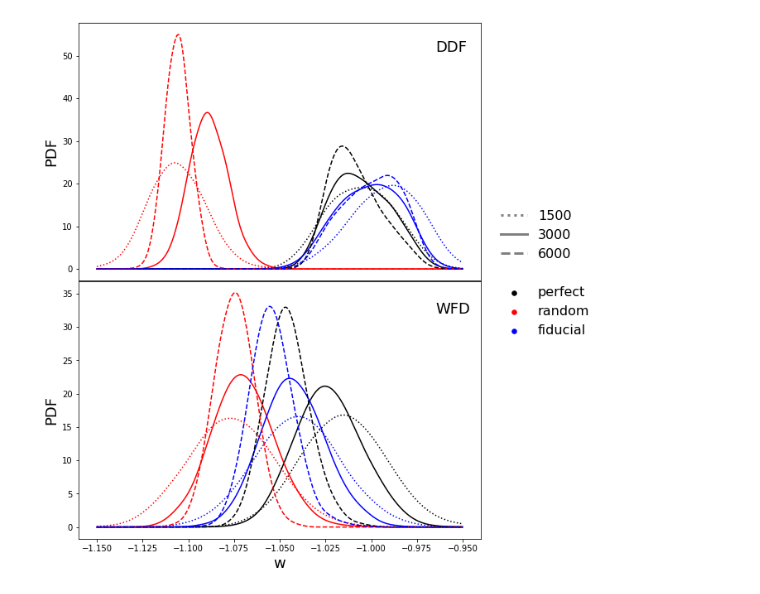
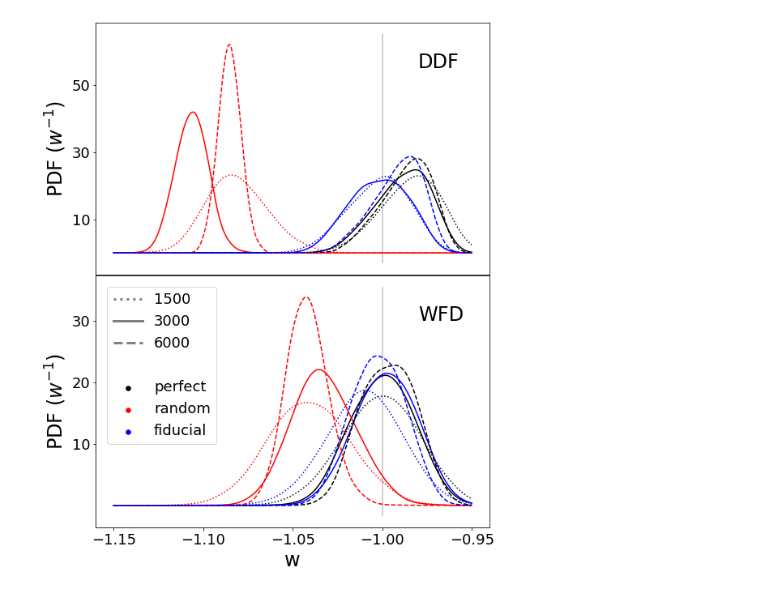
Before and after one commit to emilleishida/resspect_metric, a Jupyter notebook: clean_code/plots/posteriors_multiple_contaminants.ipynb, the cells around one changed output. Drawn from its saved outputs; the diff is of its cells as text; code cells hidden in the pictures.

Commit message:
add multiple contaminant plot updated

```diff
--- a/clean_code/plots/posteriors_multiple_contaminants.ipynb
+++ b/clean_code/plots/posteriors_multiple_contaminants.ipynb
@@ -5,8 +5,8 @@ import numpy as np
 
 from scipy import stats
 # %%
-data_dir = '/media/RESSPECT/data/PLAsTiCC/for_metrics/final_data/'
-
+data_dir =  '/media/RESSPECT/data/PLAsTiCC/for_metrics/final_data3/'
+version = '0'
 
 posteriors = {}
 density = {}
@@ -19,11 +19,14 @@ for field in ['DDF', 'WFD']:
 
         posteriors[field][size] = {}
         posteriors[field][size]['fiducial'] = pd.read_csv(data_dir + field + \
-                                                '/v2/posteriors/csv/chains_fiducial' + str(size) + '_lowz_withbias.csv')
+                                                '/results/v' + version + '/' + str(size) + '/posteriors/csv/chains_fiducial' + \
+                                                          str(size) + '_lowz_withbias.csv.gz')
         posteriors[field][size]['random'] = pd.read_csv(data_dir + field + \
-                                                '/v2/posteriors/csv/chains_random' + str(size) + '_lowz_withbias.csv')
+                                                '/results/v' + version + '/' + str(size) + '/posteriors/csv/chains_random' + \
+                                                        str(size) + '_lowz_withbias.csv.gz')
         posteriors[field][size]['perfect'] = pd.read_csv(data_dir + field + \
-                                                '/v2/posteriors/csv/chains_perfect' + str(size) + '_lowz_withbias.csv')
+                                                '/results/v' + version + '/' + str(size) + '/posteriors/csv/chains_perfect' + \
+                                                         str(size) + '_lowz_withbias.csv.gz')
 
         density[field][size] = {}
         density[field][size]['fiducial'] = stats.kde.gaussian_kde(posteriors[field][size]['fiducial']['w'], bw_method=0.3)
@@ -40,50 +43,54 @@ plt.plot(x, density['DDF'][1500]['random'](x), color='red', ls=':')
 plt.plot(x, density['DDF'][1500]['fiducial'](x), color='blue', ls=':')
 
 plt.plot(x, density['DDF'][3000]['perfect'](x), color='black')
 plt.plot(x, density['DDF'][3000]['random'](x), color='red')
 plt.plot(x, density['DDF'][3000]['fiducial'](x), color='blue')
 
 plt.plot(x, density['DDF'][6000]['perfect'](x), color='black', ls='--')
 plt.plot(x, density['DDF'][6000]['random'](x), color='red', ls='--')
 plt.plot(x, density['DDF'][6000]['fiducial'](x), color='blue', ls='--')
 
-l1 = ax1.plot([], [], color='gray', ls=':', label=1500, lw=3)
-l2 = ax1.plot([], [], color='gray', label=3000, lw=3)
-l3 = ax1.plot([], [], color='gray', ls='--', label=6000, lw=3)
-l4 = ax1.plot([], [], color='white', label='   ', lw=3)
-l5 = ax1.scatter([], [], color='black', marker='o', label='perfect', s=30)
-l6 = ax1.scatter([], [], color='red', marker='o', label='random', s=30)
-l7 = ax1.scatter([], [], color='blue', marker='o', label='fiducial', s=30)
+plt.xticks([])
+plt.yticks([10, 30, 50], fontsize=18)
+plt.text(-0.98, 55, 'DDF', fontsize=24)
+plt.ylabel('PDF (' + r'$w^{-1}$' + ')', fontsize=24)
+plt.vlines(-1, ax1.get_ylim()[0], ax1.get_ylim()[1], color='gray', alpha=0.5)
 
-plt.xticks([])
-plt.text(-0.965, 51, 'DDF', fontsize=18)
-plt.ylabel('PDF', fontsize=18)
-
-handles, labels = ax1.get_legend_handles_labels()
-ax1.legend(handles=handles, frameon=False, bbox_to_anchor=(1.3, 0.32), labelspacing=0.5, fontsize=16)
-
-
-plt.subplot(2,1,2)
+ax2 = plt.subplot(2,1,2)
 
 plt.plot(x, density['WFD'][1500]['perfect'](x), color='black', ls=':')
 plt.plot(x, density['WFD'][1500]['random'](x), color='red', ls=':')
 plt.plot(x, density['WFD'][1500]['fiducial'](x), color='blue', ls=':')
 
 plt.plot(x, density['WFD'][3000]['perfect'](x), color='black')
 plt.plot(x, density['WFD'][3000]['random'](x), color='red')
 plt.plot(x, density['WFD'][3000]['fiducial'](x), color='blue')
 
 plt.plot(x, density['WFD'][6000]['perfect'](x), color='black', ls='--')
 plt.plot(x, density['WFD'][6000]['random'](x), color='red', ls='--')
 plt.plot(x, density['WFD'][6000]['fiducial'](x), color='blue', ls='--')
 
-plt.text(-0.965, 32, 'WFD', fontsize=18)
-plt.ylabel('PDF', fontsize=18)
-plt.xlabel('w', fontsize=18)
+l1 = ax2.plot([], [], color='gray', ls=':', label=1500, lw=3)
+l2 = ax2.plot([], [], color='gray', label=3000, lw=3)
+l3 = ax2.plot([], [], color='gray', ls='--', label=6000, lw=3)
+l4 = ax2.plot([], [], color='white', label='   ', lw=3)
+l5 = ax2.scatter([], [], color='black', marker='o', label='perfect', s=30)
+l6 = ax2.scatter([], [], color='red', marker='o', label='random', s=30)
+l7 = ax2.scatter([], [], color='blue', marker='o', label='fiducial', s=30)
+
+handles, labels = ax2.get_legend_handles_labels()
+ax2.legend(handles=handles, bbox_to_anchor=(0.325, 0.3), labelspacing=0.5, fontsize=18)
+
+plt.text(-0.98, 30, 'WFD', fontsize=24)
+plt.ylabel('PDF (' + r'$w^{-1}$' + ')', fontsize=24)
+plt.yticks([10, 20, 30], fontsize=18)
+plt.xticks([-1.15, -1.1, -1.05, -1, -0.95], fontsize=18)
+plt.xlabel('w', fontsize=24)
+plt.vlines(-1, ax2.get_ylim()[0], ax2.get_ylim()[1], color='gray', alpha=0.5)
 
 plt.subplots_adjust(hspace=0.001, top=0.99, right=0.8)
 
 #plt.savefig('dists_null.png')
 plt.show()
 # %% [output]
-[figure, old version]
+[figure, new version]
```
